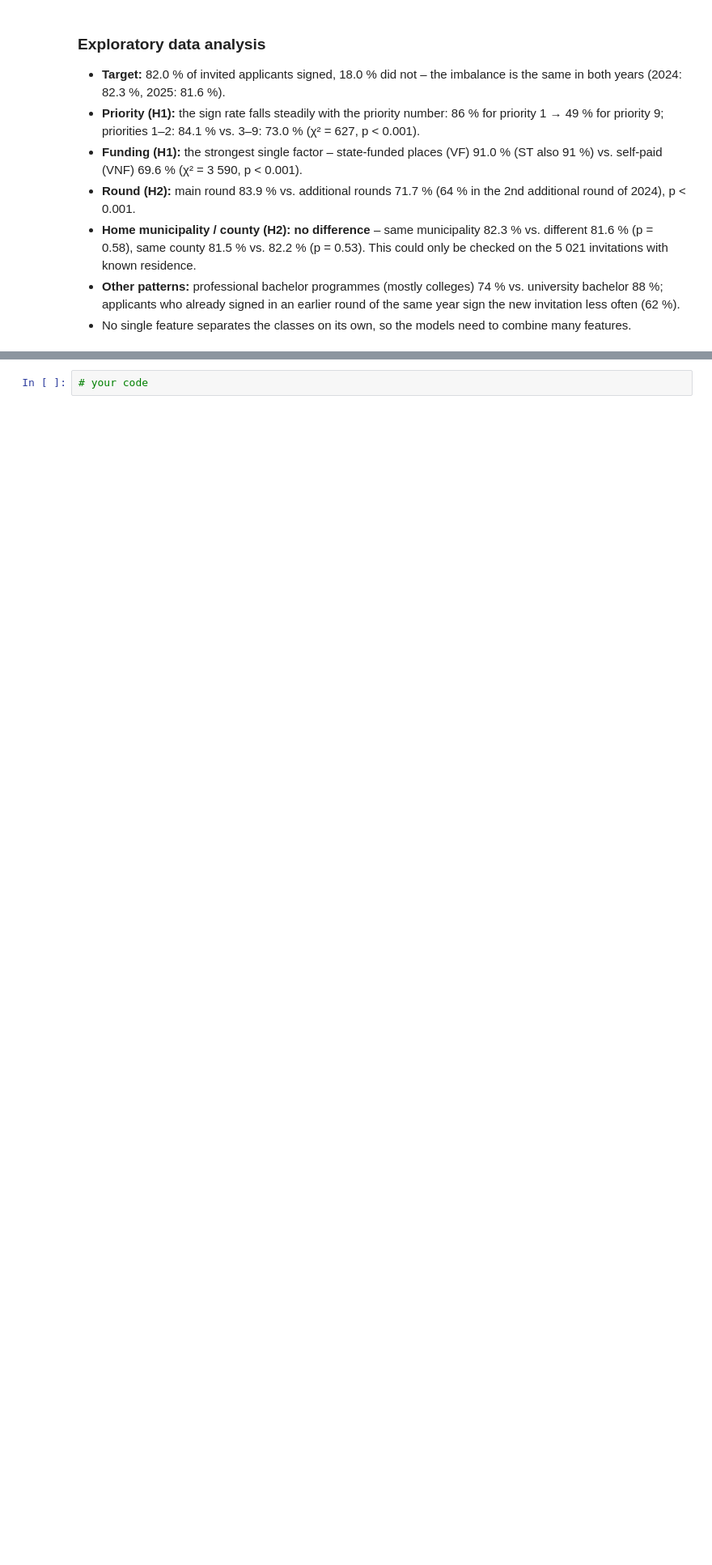
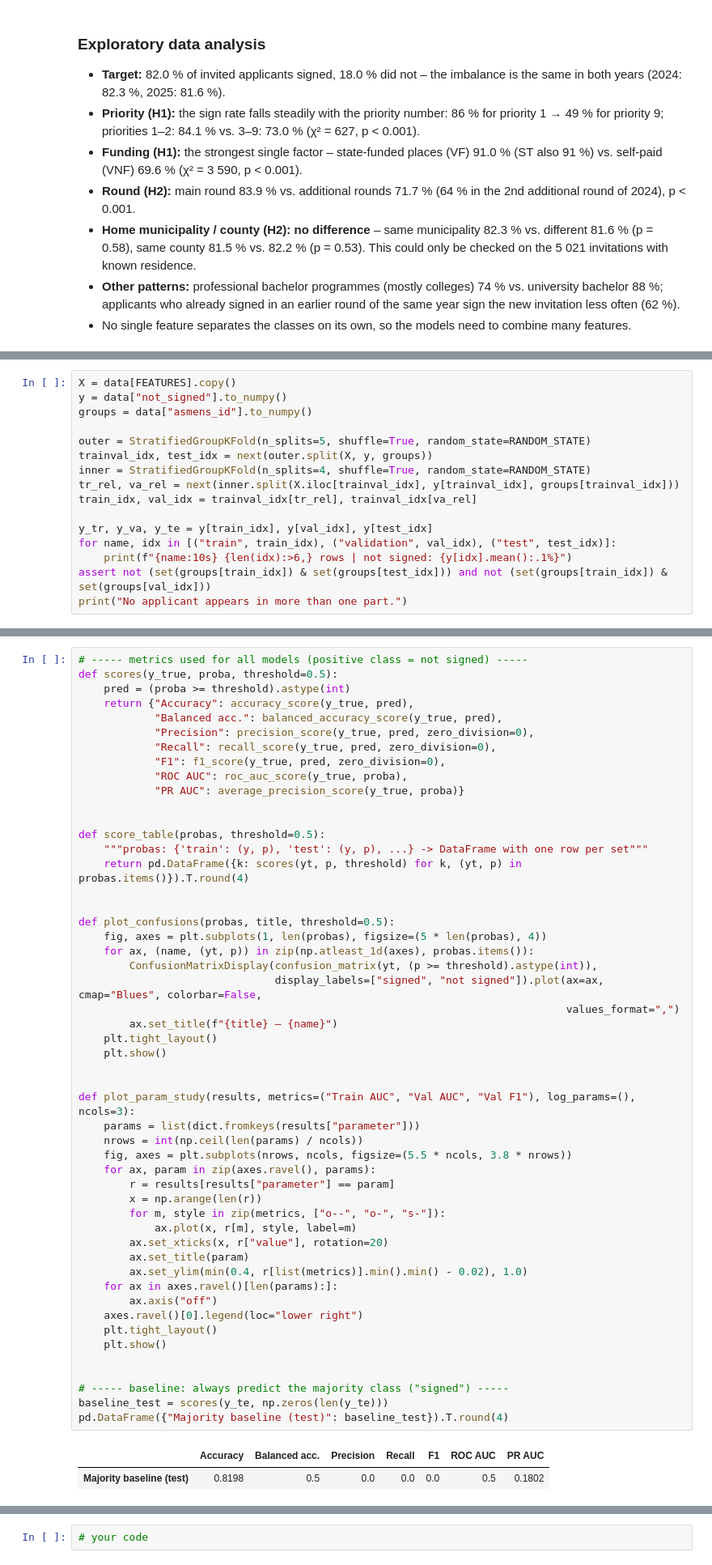
Before and after one commit to AxOxS/enrolmentPrediction, a Jupyter notebook: Individual_project.ipynb, the cells around one changed output, grey strips where cells are left out. Shown at 81% size. Drawn from its saved outputs; the diff is of its cells as text; blank space fills up the shorter version.

Commit message:
data prep for models

```diff
--- a/Individual_project.ipynb
+++ b/Individual_project.ipynb
@@ -584,0 +608,16 @@ tests.style.format({"sign rate A": "{:.1%}", "sign rate B": "{:.1%}", "chi2": "{
+# %%
+X = data[FEATURES].copy()
+y = data["not_signed"].to_numpy()
+groups = data["asmens_id"].to_numpy()
+
+outer = StratifiedGroupKFold(n_splits=5, shuffle=True, random_state=RANDOM_STATE)
+trainval_idx, test_idx = next(outer.split(X, y, groups))
+inner = StratifiedGroupKFold(n_splits=4, shuffle=True, random_state=RANDOM_STATE)
+tr_rel, va_rel = next(inner.split(X.iloc[trainval_idx], y[trainval_idx], groups[trainval_idx]))
+train_idx, val_idx = trainval_idx[tr_rel], trainval_idx[va_rel]
+
+y_tr, y_va, y_te = y[train_idx], y[val_idx], y[test_idx]
+for name, idx in [("train", train_idx), ("validation", val_idx), ("test", test_idx)]:
+    print(f"{name:10s} {len(idx):>6,} rows | not signed: {y[idx].mean():.1%}")
+assert not (set(groups[train_idx]) & set(groups[test_idx])) and not (set(groups[train_idx]) & set(groups[val_idx]))
+print("No applicant appears in more than one part.")
@@ -584,0 +629,54 @@ tests.style.format({"sign rate A": "{:.1%}", "sign rate B": "{:.1%}", "chi2": "{
+# %%
+# ----- metrics used for all models (positive class = not signed) -----
+def scores(y_true, proba, threshold=0.5):
+    pred = (proba >= threshold).astype(int)
+    return {"Accuracy": accuracy_score(y_true, pred),
+            "Balanced acc.": balanced_accuracy_score(y_true, pred),
+            "Precision": precision_score(y_true, pred, zero_division=0),
+            "Recall": recall_score(y_true, pred, zero_division=0),
+            "F1": f1_score(y_true, pred, zero_division=0),
+            "ROC AUC": roc_auc_score(y_true, proba),
+            "PR AUC": average_precision_score(y_true, proba)}
+
+
+def score_table(probas, threshold=0.5):
+    """probas: {'train': (y, p), 'test': (y, p), ...} -> DataFrame with one row per set"""
+    return pd.DataFrame({k: scores(yt, p, threshold) for k, (yt, p) in probas.items()}).T.round(4)
+
+
+def plot_confusions(probas, title, threshold=0.5):
+    fig, axes = plt.subplots(1, len(probas), figsize=(5 * len(probas), 4))
+    for ax, (name, (yt, p)) in zip(np.atleast_1d(axes), probas.items()):
+        ConfusionMatrixDisplay(confusion_matrix(yt, (p >= threshold).astype(int)),
+                               display_labels=["signed", "not signed"]).plot(ax=ax, cmap="Blues", colorbar=False,
+                                                                             values_format=",")
+        ax.set_title(f"{title} – {name}")
+    plt.tight_layout()
+    plt.show()
+
+
+def plot_param_study(results, metrics=("Train AUC", "Val AUC", "Val F1"), log_params=(), ncols=3):
+    params = list(dict.fromkeys(results["parameter"]))
+    nrows = int(np.ceil(len(params) / ncols))
+    fig, axes = plt.subplots(nrows, ncols, figsize=(5.5 * ncols, 3.8 * nrows))
+    for ax, param in zip(axes.ravel(), params):
+        r = results[results["parameter"] == param]
+        x = np.arange(len(r))
+        for m, style in zip(metrics, ["o--", "o-", "s-"]):
+            ax.plot(x, r[m], style, label=m)
+        ax.set_xticks(x, r["value"], rotation=20)
+        ax.set_title(param)
+        ax.set_ylim(min(0.4, r[list(metrics)].min().min() - 0.02), 1.0)
+    for ax in axes.ravel()[len(params):]:
+        ax.axis("off")
+    axes.ravel()[0].legend(loc="lower right")
+    plt.tight_layout()
+    plt.show()
+
+
+# ----- baseline: always predict the majority class ("signed") -----
+baseline_test = scores(y_te, np.zeros(len(y_te)))
+pd.DataFrame({"Majority baseline (test)": baseline_test}).T.round(4)
+# %% [output]
+|  | Accuracy | Balanced acc. | Precision | Recall | F1 | ROC AUC | PR AUC |
+| Majority baseline (test) | 0.8198 | 0.5 | 0.0 | 0.0 | 0.0 | 0.5 | 0.1802 |
```
Also changed, not shown: parts of 4 cells of this notebook.
